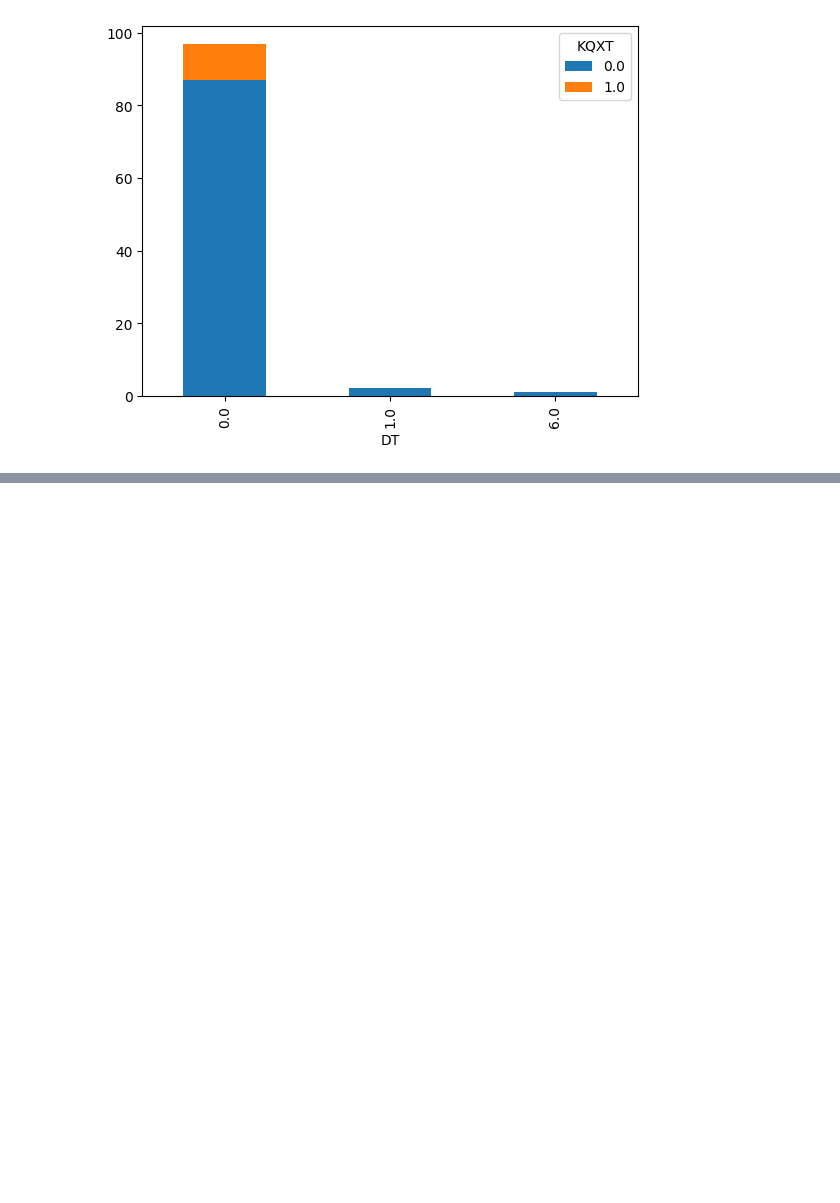
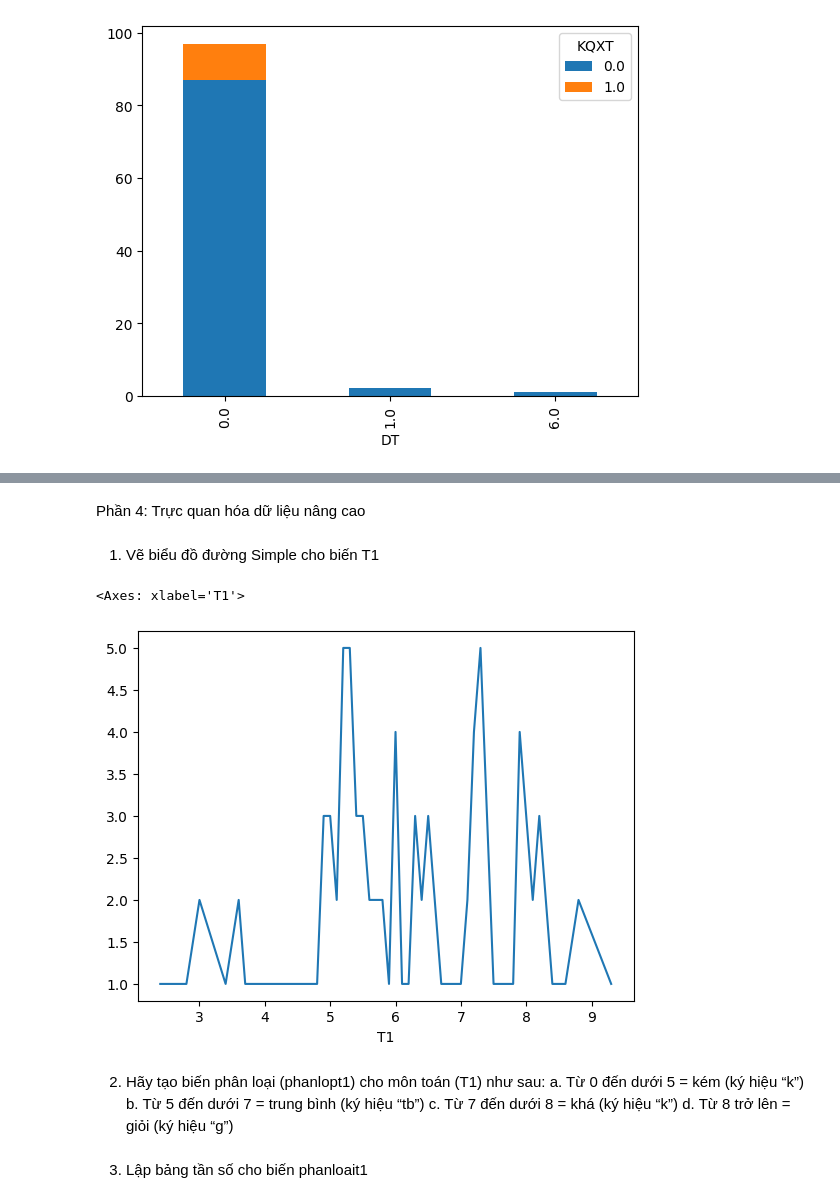
Before and after one commit to Duc-bug/Data-Analysis-Deep-Learning-Explanation, a Jupyter notebook: Week 2/lab2.ipynb, the cells around one changed output, grey strips where cells are left out. Cells and saved outputs as stored; diff of their text form; code cells hidden in the pictures; blank space fills up the shorter version.

```diff
--- a/Week 2/lab2.ipynb
+++ b/Week 2/lab2.ipynb
@@ -239,0 +247,15 @@ pd.crosstab(df_tuyensinh['DT'], df_tuyensinh['KQXT']).plot(kind='bar', stacked=T
+# %% [markdown]
+Phần 4: Trực quan hóa dữ liệu nâng cao
+# %% [markdown]
+1. Vẽ biểu đồ đường Simple cho biến T1
+# %%
+df_tuyensinh['T1'].value_counts().sort_index().plot(kind='line')
+# %% [output]
+<Axes: xlabel='T1'>
+[figure, added]
+# %% [markdown]
+2. Hãy tạo biến phân loại (phanlopt1) cho môn toán (T1) như sau:
+a. Từ 0 đến dưới 5 = kém (ký hiệu “k”)
+b. Từ 5 đến dưới 7 = trung bình (ký hiệu “tb”)
+c. Từ 7 đến dưới 8 = khá (ký hiệu “k”)
+d. Từ 8 trở lên = giỏi (ký hiệu “g”)
@@ -239,0 +264,2 @@ pd.crosstab(df_tuyensinh['DT'], df_tuyensinh['KQXT']).plot(kind='bar', stacked=T
+# %% [markdown]
+3. Lập bảng tần số cho biến phanloait1
```
Also changed, not shown: parts of 27 cells of this notebook.
